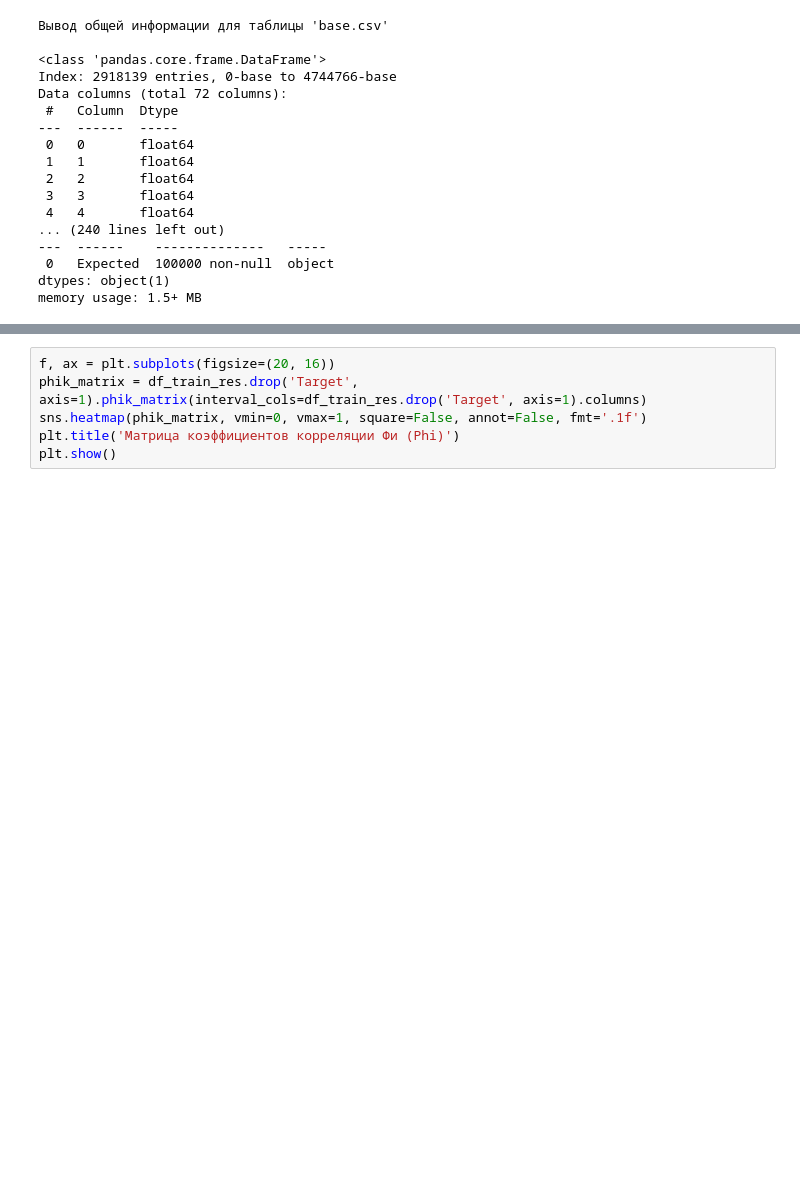
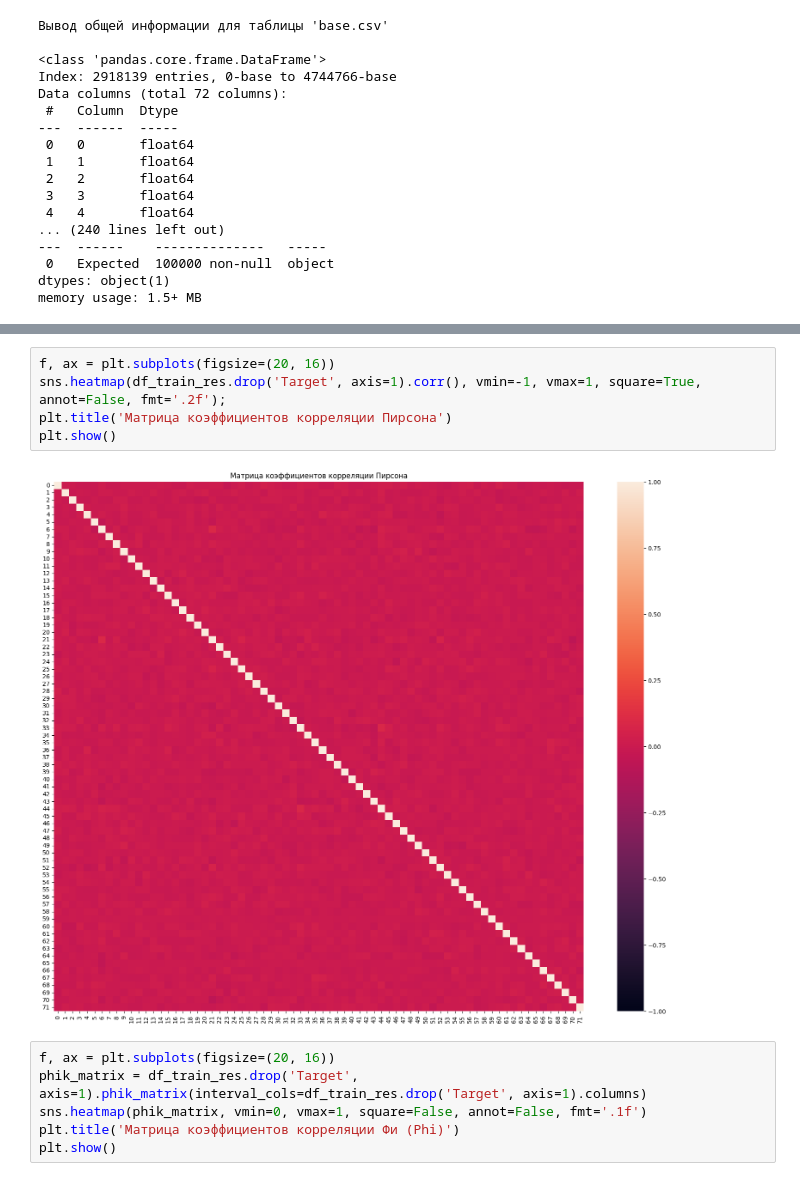
Before and after one commit to xswepp/Comparison-and-search-for-the-most-similar-products, a Jupyter notebook: Comparison and search for the most similar products.ipynb, the cells around one changed output, grey strips where cells are left out. Drawn from its saved outputs; the diff is of its cells as text; blank space fills up the shorter version.

```diff
--- a/Comparison and search for the most similar products.ipynb
+++ b/Comparison and search for the most similar products.ipynb
@@ -140,3 +146,10 @@ df_train_res.hist(figsize=(18, 14), bins=100, grid=False, color='red');
+# %%
+f, ax = plt.subplots(figsize=(20, 16))
+sns.heatmap(df_train_res.drop('Target', axis=1).corr(), vmin=-1, vmax=1, square=True, annot=False, fmt='.2f');
+plt.title('Матрица коэффициентов корреляции Пирсона')
+plt.show()
+# %% [output]
+[figure, added]
 # %%
 f, ax = plt.subplots(figsize=(20, 16))
 phik_matrix = df_train_res.drop('Target', axis=1).phik_matrix(interval_cols=df_train_res.drop('Target', axis=1).columns)
```
Also changed, not shown: parts of 37 cells of this notebook, 5 other files.
